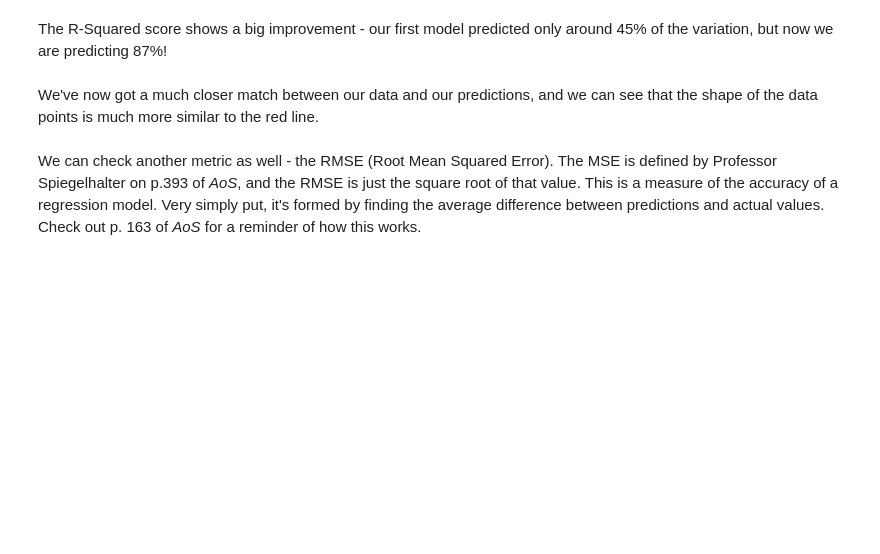
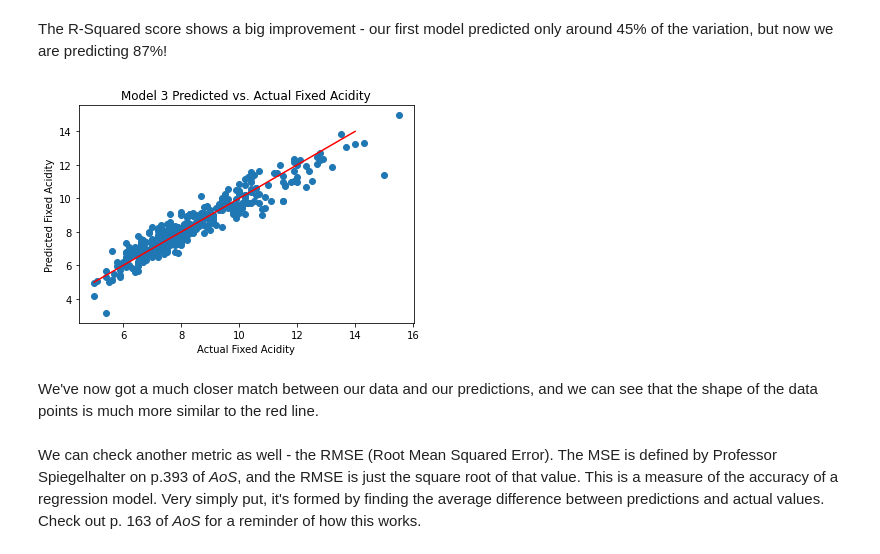
Before and after one commit to jolfr/linear-regression-cs, a Jupyter notebook: Springboard Regression Case Study, Unit 8 - the Red Wine Dataset - Tier 3 (1).ipynb, the cells around one changed output. Cells and saved outputs as stored; diff of their text form; code cells hidden in the pictures; blank space fills up the shorter version.

```diff
--- a/Springboard Regression Case Study, Unit 8 - the Red Wine Dataset - Tier 3 (1).ipynb
+++ b/Springboard Regression Case Study, Unit 8 - the Red Wine Dataset - Tier 3 (1).ipynb
@@ -354,20 +399,21 @@ Remember, as Professor Spiegelhalter explains on p.132 of *AoS*, including more
 # Create test and train datasets
 # This is again very similar, but now we include more columns in the predictors
 # Include all columns from data in the explanatory variables X except fixed.acidity and quality (which was an integer)
-_ _ _
+X = df.drop(['fixed.acidity','quality'], axis=1)
+y = df[['fixed.acidity']]
 
 # Create constants for X, so the model knows its bounds
-_ _ _
+X = sm.add_constant(X)
 
 
 # Split the data
-_ _ _
+X_train, X_test, y_train, y_test = train_test_split(X, y, test_size=0.25, random_state=42)
 # %%
 # We can use almost identical code to create the third model, because it is the same algorithm, just different inputs
 # Create the model
-_ _ _
+lModel3 = sm.OLS(y_train, X_train)
 
 # Fit the model
-_ _ _
+lModel3 = lModel3.fit()
 # %%
 # Evaluate the model
@@ -376,4 +453,4 @@ _ _ _
 The R-Squared score shows a big improvement - our first model predicted only around 45% of the variation, but now we are predicting 87%!
 # %%
 # Use our new model to make predictions
-_ _ _
+y_pred = lModel3.predict(X_test)
@@ -390,3 +457,18 @@ _ _ _
+# %%
+# Plot the predictions
+# Build a scatterplot
+_ = plt.scatter(y_test, y_pred)
+
+# Add a line for perfect correlation. Can you see what this line is doing? Use plot()
+_ = plt.plot([x for x in range(5,15)],[x for x in range(5,15)], color='red')
+
+# Label it nicely
+_ = plt.title('Model 3 Predicted vs. Actual Fixed Acidity')
+_ = plt.xlabel('Actual Fixed Acidity')
+_ = plt.ylabel('Predicted Fixed Acidity')
+plt.show()
+# %% [output]
+[figure, added]
 # %% [markdown]
 We've now got a much closer match between our data and our predictions, and we can see that the shape of the data points is much more similar to the red line.
 # %% [markdown]
```
Also changed, not shown: parts of 19 cells of this notebook.
